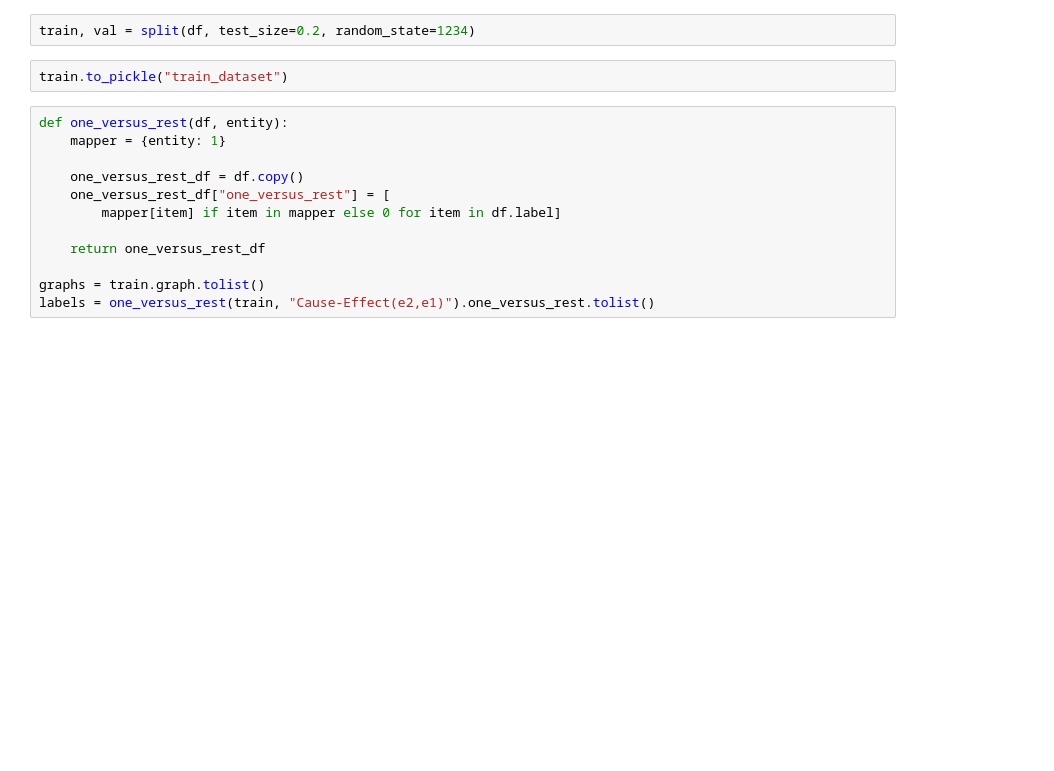
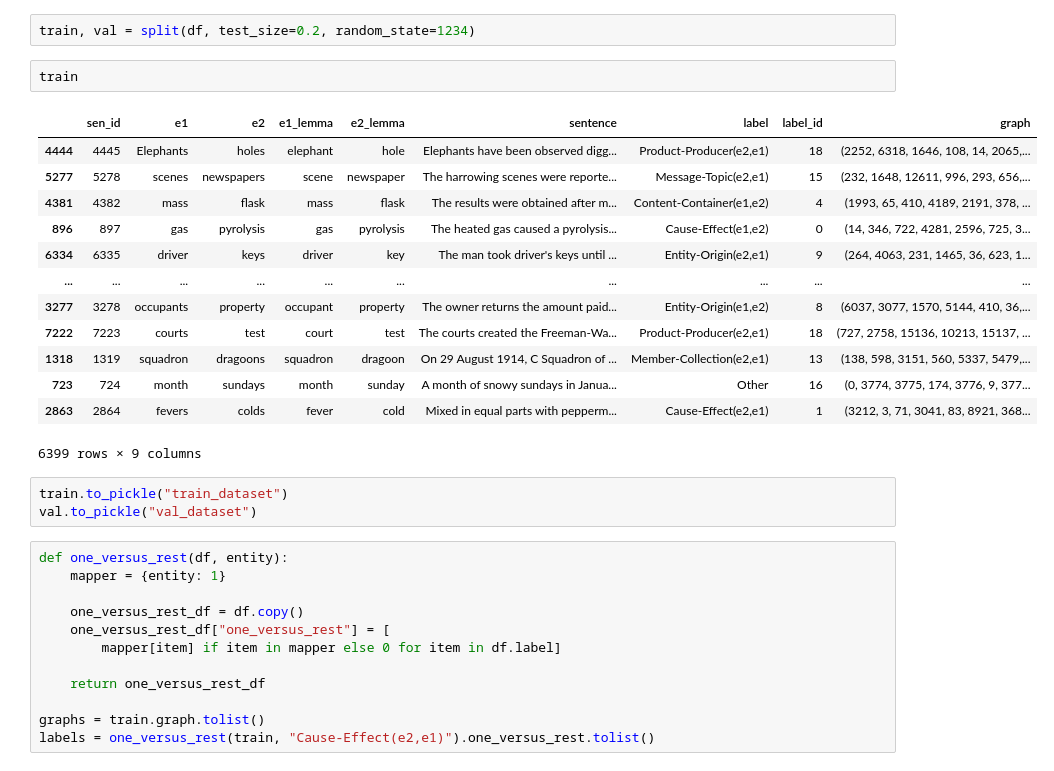
Before and after one commit to adaamko/POTATO, a Jupyter notebook: notebooks/experiments.ipynb, the cells around one changed output. Cells and saved outputs as stored; diff of their text form; blank space fills up the shorter version.

```diff
--- a/notebooks/experiments.ipynb
+++ b/notebooks/experiments.ipynb
@@ -295,8 +236,25 @@ with open("features.json", "w+") as f:
     json.dump(features, f)
 # %%
 train, val = split(df, test_size=0.2, random_state=1234)
+# %%
+train
+# %% [output]
+|  | sen_id | e1 | e2 | e1_lemma | e2_lemma | sentence | label | label_id | graph |
+| 4444 | 4445 | Elephants | holes | elephant | hole | Elephants have been observed digg... | Product-Producer(e2,e1) | 18 | (2252, 6318, 1646, 108, 14, 2065,... |
+| 5277 | 5278 | scenes | newspapers | scene | newspaper | The harrowing scenes were reporte... | Message-Topic(e2,e1) | 15 | (232, 1648, 12611, 996, 293, 656,... |
+| 4381 | 4382 | mass | flask | mass | flask | The results were obtained after m... | Content-Container(e1,e2) | 4 | (1993, 65, 410, 4189, 2191, 378, ... |
+| 896 | 897 | gas | pyrolysis | gas | pyrolysis | The heated gas caused a pyrolysis... | Cause-Effect(e1,e2) | 0 | (14, 346, 722, 4281, 2596, 725, 3... |
+| 6334 | 6335 | driver | keys | driver | key | The man took driver's keys until ... | Entity-Origin(e2,e1) | 9 | (264, 4063, 231, 1465, 36, 623, 1... |
+| ... | ... | ... | ... | ... | ... | ... | ... | ... | ... |
+| 3277 | 3278 | occupants | property | occupant | property | The owner returns the amount paid... | Entity-Origin(e1,e2) | 8 | (6037, 3077, 1570, 5144, 410, 36,... |
+| 7222 | 7223 | courts | test | court | test | The courts created the Freeman-Wa... | Product-Producer(e2,e1) | 18 | (727, 2758, 15136, 10213, 15137, ... |
+| 1318 | 1319 | squadron | dragoons | squadron | dragoon | On 29 August 1914, C Squadron of ... | Member-Collection(e2,e1) | 13 | (138, 598, 3151, 560, 5337, 5479,... |
+| 723 | 724 | month | sundays | month | sunday | A month of snowy sundays in Janua... | Other | 16 | (0, 3774, 3775, 174, 3776, 9, 377... |
+| 2863 | 2864 | fevers | colds | fever | cold | Mixed in equal parts with pepperm... | Cause-Effect(e2,e1) | 1 | (3212, 3, 71, 3041, 83, 8921, 368... |
+6399 rows × 9 columns
 # %%
 train.to_pickle("train_dataset")
+val.to_pickle("val_dataset")
 # %%
 def one_versus_rest(df, entity):
     mapper = {entity: 1}
```
Also changed, not shown: parts of 75 cells of this notebook, 3 other files.
